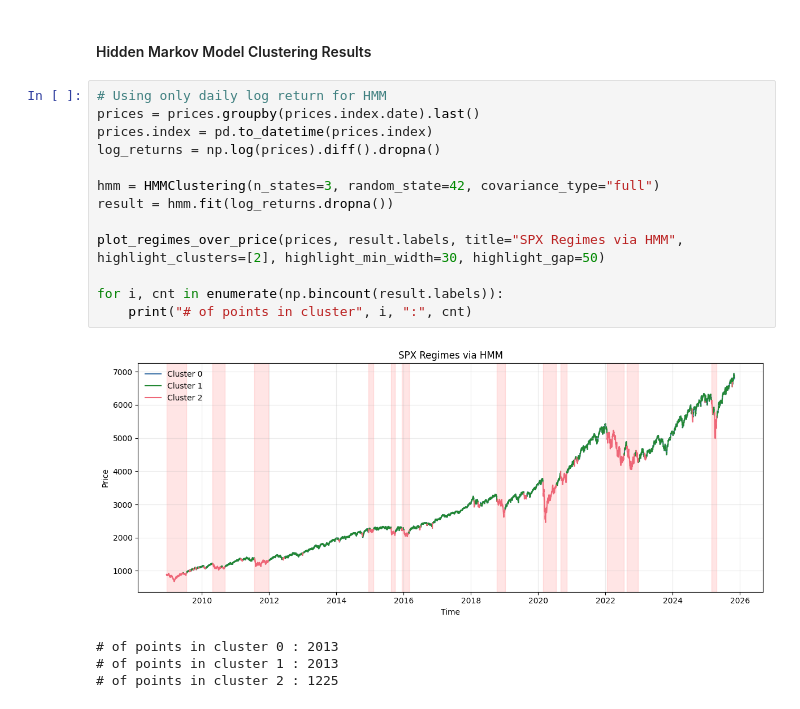
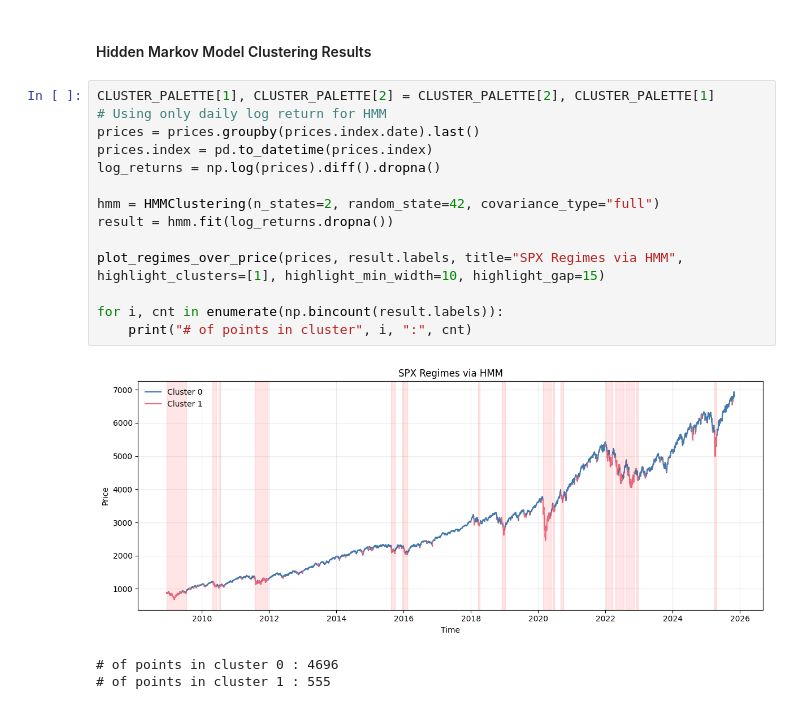
Before and after one commit to laurence1126/Wasserstein-Regime-Clustering, a Jupyter notebook: jupyter/clustering_examples.ipynb, the cells around one changed output. Cells and saved outputs as stored; diff of their text form.

```diff
--- a/jupyter/clustering_examples.ipynb
+++ b/jupyter/clustering_examples.ipynb
@@ -319,20 +319,20 @@ scatter_mean_variance(
 # %% [markdown]
 #### Hidden Markov Model Clustering Results
 # %%
+CLUSTER_PALETTE[1], CLUSTER_PALETTE[2] = CLUSTER_PALETTE[2], CLUSTER_PALETTE[1]
 # Using only daily log return for HMM
 prices = prices.groupby(prices.index.date).last()
 prices.index = pd.to_datetime(prices.index)
 log_returns = np.log(prices).diff().dropna()
 
-hmm = HMMClustering(n_states=3, random_state=42, covariance_type="full")
+hmm = HMMClustering(n_states=2, random_state=42, covariance_type="full")
 result = hmm.fit(log_returns.dropna())
 
-plot_regimes_over_price(prices, result.labels, title="SPX Regimes via HMM", highlight_clusters=[2], highlight_min_width=30, highlight_gap=50)
+plot_regimes_over_price(prices, result.labels, title="SPX Regimes via HMM", highlight_clusters=[1], highlight_min_width=10, highlight_gap=15)
 
 for i, cnt in enumerate(np.bincount(result.labels)):
     print("# of points in cluster", i, ":", cnt)
 # %% [output]
-[figure, old version]
+[figure, new version]
-# of points in cluster 0 : 2013
-# of points in cluster 1 : 2013
-# of points in cluster 2 : 1225
+# of points in cluster 0 : 4696
+# of points in cluster 1 : 555
```
Also changed, not shown: 2 other files.
